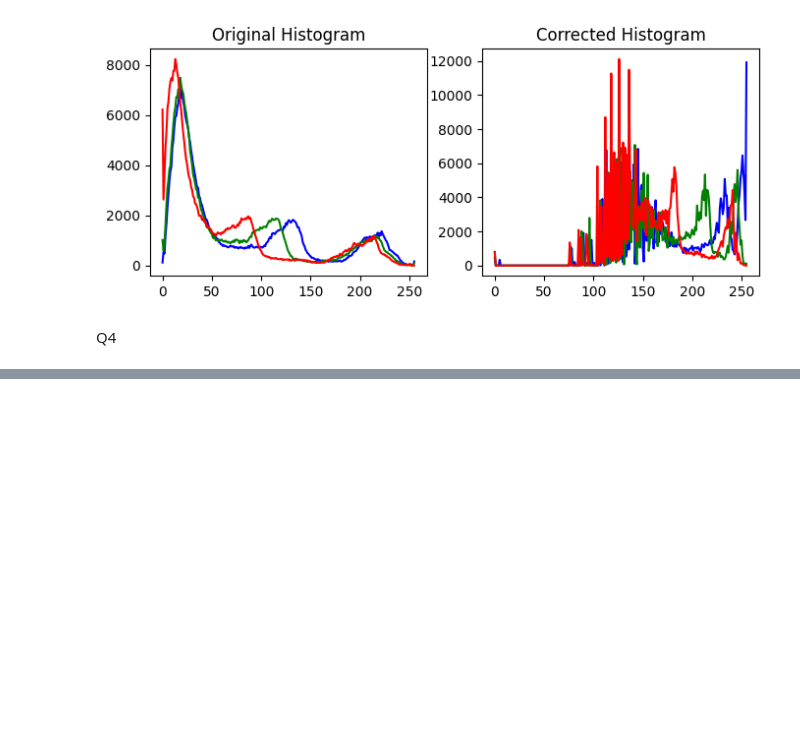
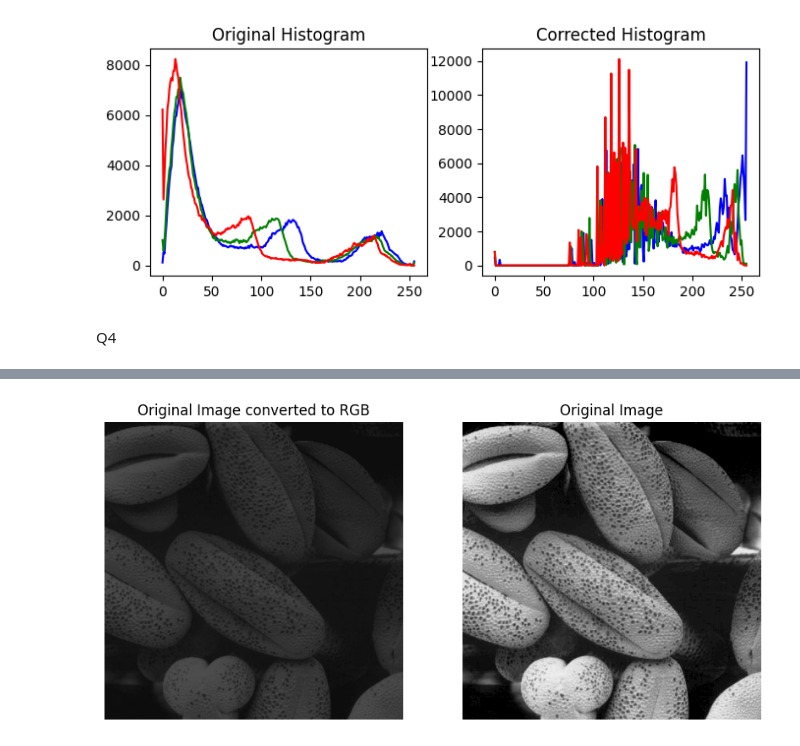
Before and after one commit to tharusha-pathirana/S5_EN3160, a Jupyter notebook: Assignment1.ipynb, the cells around one changed output, grey strips where cells are left out. Saved outputs shown, nothing was run; the diff lists cells and outputs as text; code cells hidden in the pictures; blank space fills up the shorter version.

```diff
--- a/Assignment1.ipynb
+++ b/Assignment1.ipynb
@@ -245,0 +309,16 @@ plt.show()
+# %%
+import cv2 as cv
+import numpy as np
+import matplotlib.pyplot as plt
+
+img = cv.imread('shells.tif', cv.IMREAD_GRAYSCALE)
+
+img1 = img.copy()
+img1 = cv.cvtColor(img1, cv.COLOR_BGR2RGB)
+
+fig,ax = plt.subplots(1,2,figsize=(10,5))
+ax[0].imshow(img1, cmap='gray'),ax[0].set_title('Original Image converted to RGB'),ax[0].axis('off')
+ax[1].imshow(img, cmap='gray'),ax[1].set_title('Original Image'),ax[1].axis('off')
+plt.show()
+# %% [output]
+[figure, added]
```
Also changed, not shown: parts of 5 cells of this notebook.
